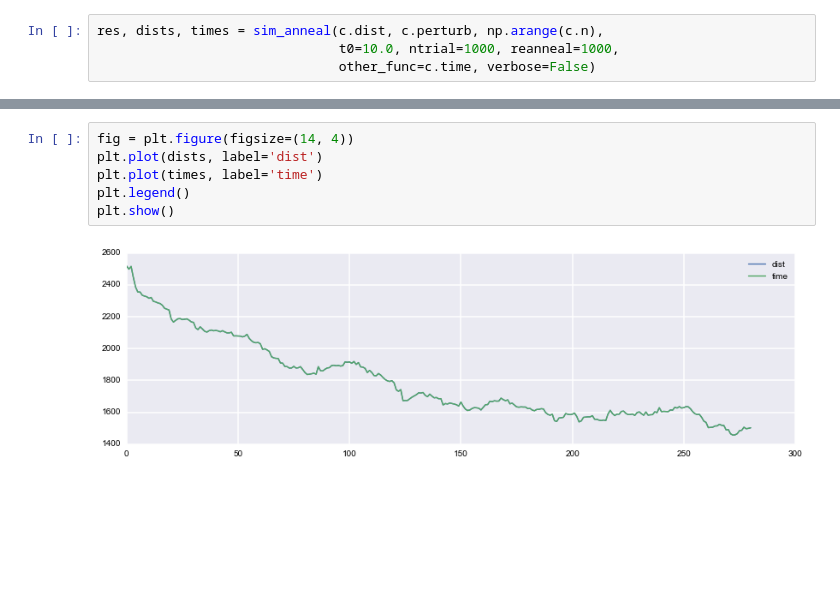
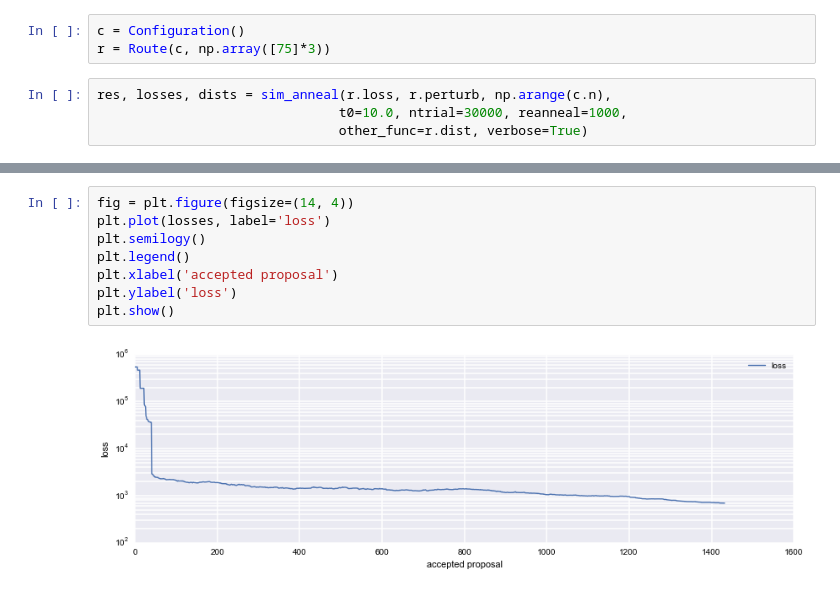
Before and after one commit to pjbull/civil_conflict, a Jupyter notebook: Optimization.ipynb, the cells around one changed output, grey strips where cells are left out. Drawn from its saved outputs; the diff is of its cells as text; blank space fills up the shorter version.

```diff
--- a/Optimization.ipynb
+++ b/Optimization.ipynb
@@ -14,4 +15,7 @@ c = Configuration()
+# %%
+c = Configuration()
+r = Route(c, np.array([75]*3))
 # %%
-res, dists, times = sim_anneal(c.dist, c.perturb, np.arange(c.n),
-                               t0=10.0, ntrial=1000, reanneal=1000,
-                               other_func=c.time, verbose=False)
+res, losses, dists = sim_anneal(r.loss, r.perturb, np.arange(c.n),
+                               t0=10.0, ntrial=30000, reanneal=1000,
+                               other_func=r.dist, verbose=True)
@@ -30,8 +47,10 @@ plt.show()
 # %%
 fig = plt.figure(figsize=(14, 4))
-plt.plot(dists, label='dist')
-plt.plot(times, label='time')
+plt.plot(losses, label='loss')
+plt.semilogy()
 plt.legend()
+plt.xlabel('accepted proposal')
+plt.ylabel('loss')
 plt.show()
 # %% [output]
-[figure, old version]
+[figure, new version]
```
Also changed, not shown: parts of 5 cells of this notebook, 3 other files.
